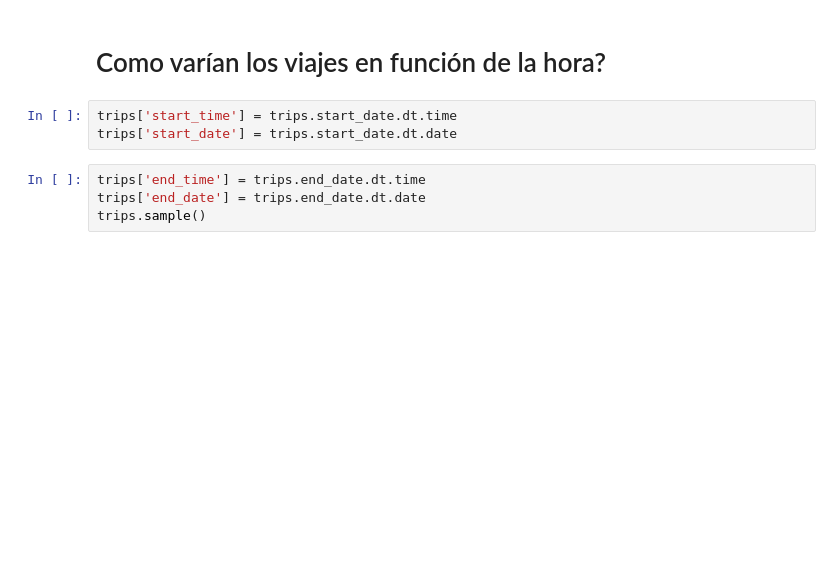
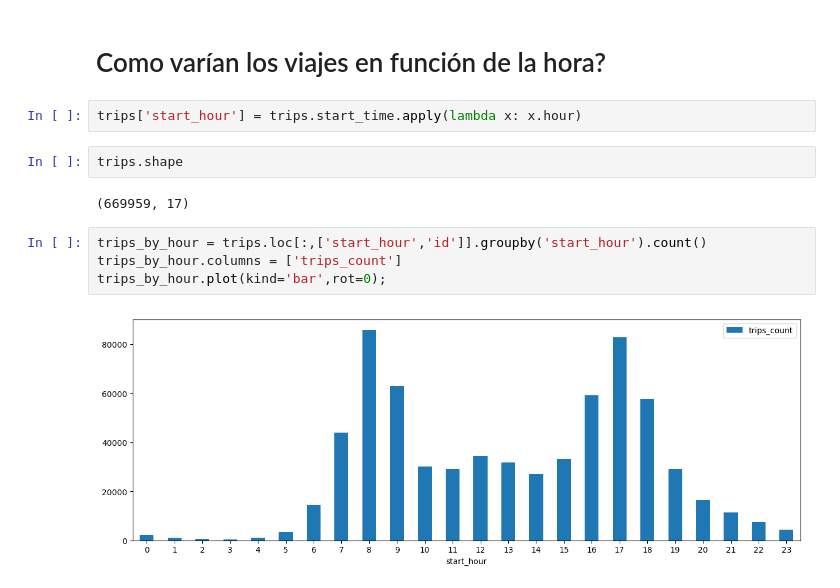
Before and after one commit to Azowyl/TP-Datos, a Jupyter notebook: TP.ipynb, the cells around one changed output. Cells and saved outputs as stored; diff of their text form; blank space fills up the shorter version.

```diff
--- a/TP.ipynb
+++ b/TP.ipynb
@@ -196,9 +271,14 @@ TypeError: unsupported operand type(s) for /: 'list' and 'int'
 # %% [markdown]
 # Como varían los viajes en función de la hora?
-# %%
-trips['start_time'] = trips.start_date.dt.time
-trips['start_date'] = trips.start_date.dt.date
-# %%
-trips['end_time'] = trips.end_date.dt.time
-trips['end_date'] = trips.end_date.dt.date
-trips.sample()
+# %%
+trips['start_hour'] = trips.start_time.apply(lambda x: x.hour)
+# %%
+trips.shape
+# %% [output]
+(669959, 17)
+# %%
+trips_by_hour = trips.loc[:,['start_hour','id']].groupby('start_hour').count()
+trips_by_hour.columns = ['trips_count']
+trips_by_hour.plot(kind='bar',rot=0);
+# %% [output]
+[figure, added]
```
Also changed, not shown: parts of 17 cells of this notebook.
